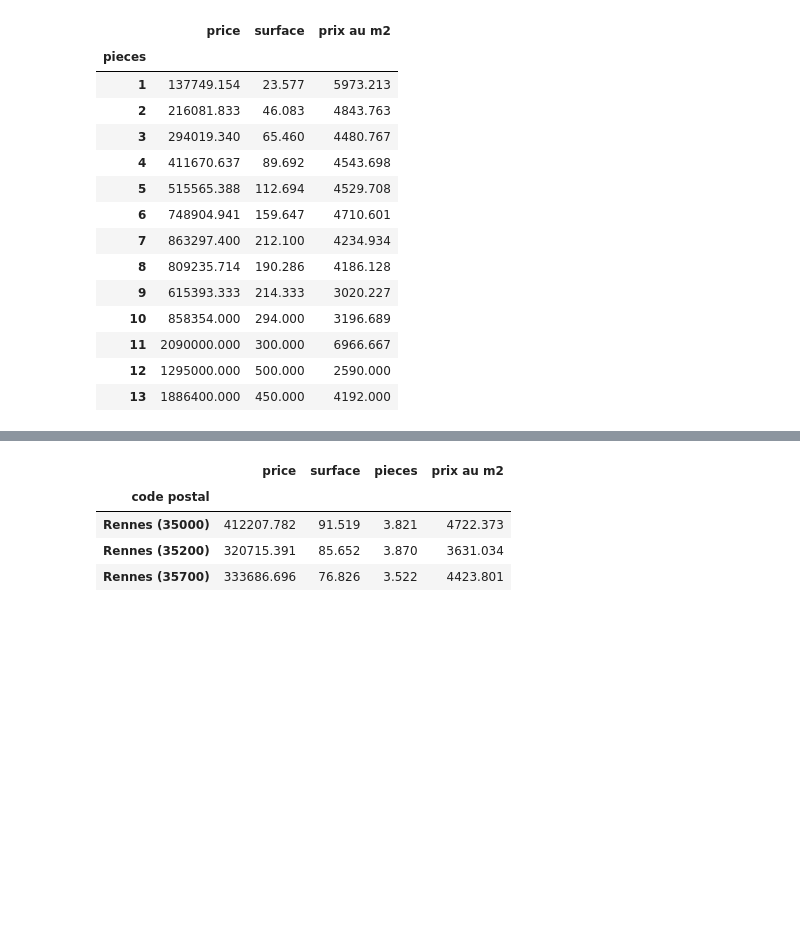
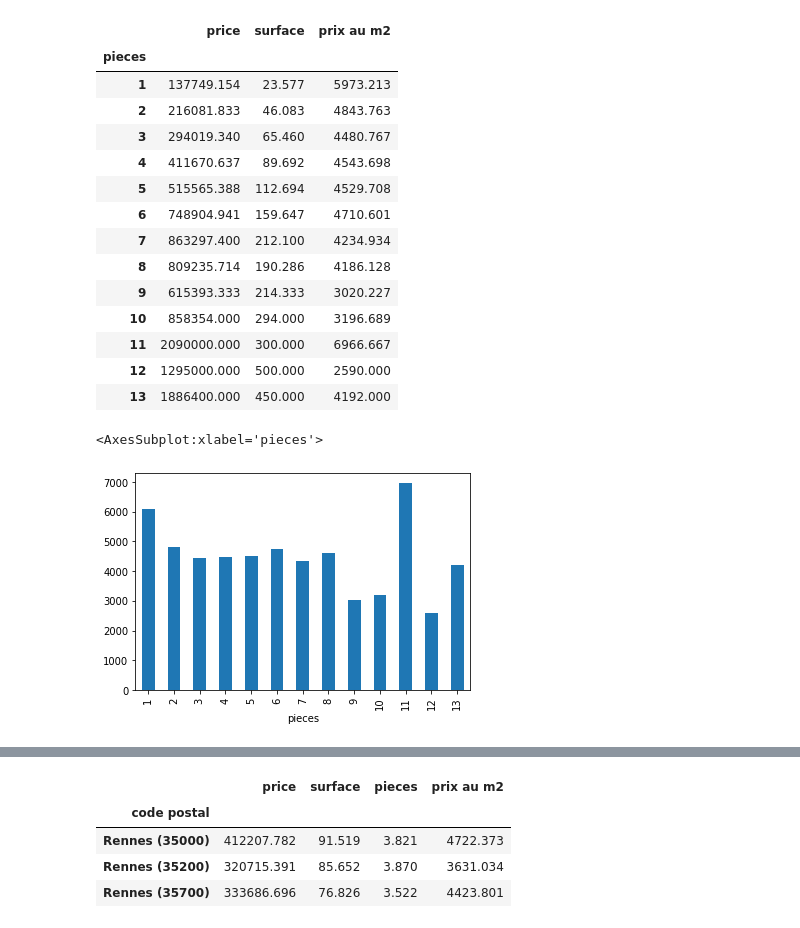
Before and after one commit to aandre35/real-estate-scraping, a Jupyter notebook: paru_vendu.ipynb, the cells around one changed output, grey strips where cells are left out. Drawn from its saved outputs; the diff is of its cells as text; code cells hidden in the pictures; blank space fills up the shorter version.

Commit message:
ajout du scraping et du graphique pieces/prix au m2

```diff
--- a/paru_vendu.ipynb
+++ b/paru_vendu.ipynb
@@ -118,3 +119,8 @@ df.groupby("pieces").mean()
 | 11 | 2090000.000 | 300.000 | 6966.667 |
 | 12 | 1295000.000 | 500.000 | 2590.000 |
 | 13 | 1886400.000 | 450.000 | 4192.000 |
+# %%
+df.groupby("pieces").mean()['prix au m2'].plot(kind="bar")
+# %% [output]
+<AxesSubplot:xlabel='pieces'>
+[figure, added]
```
Also changed, not shown: parts of 5 cells of this notebook, 1 other file.
